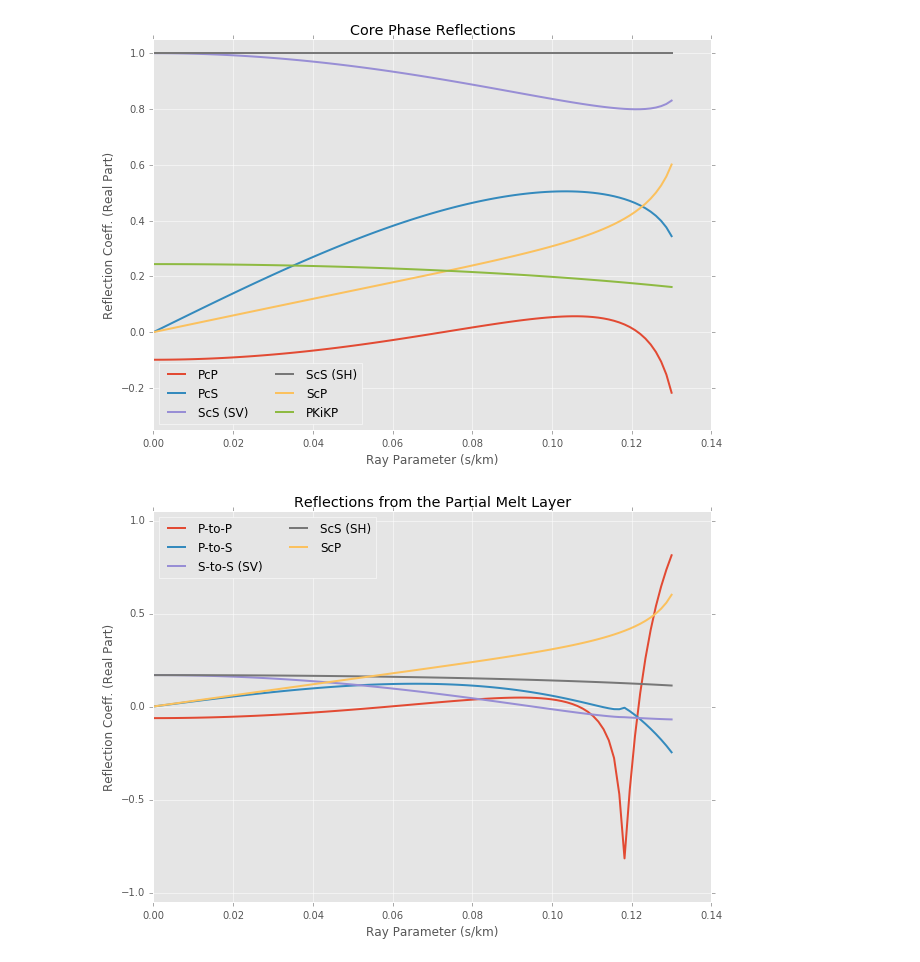
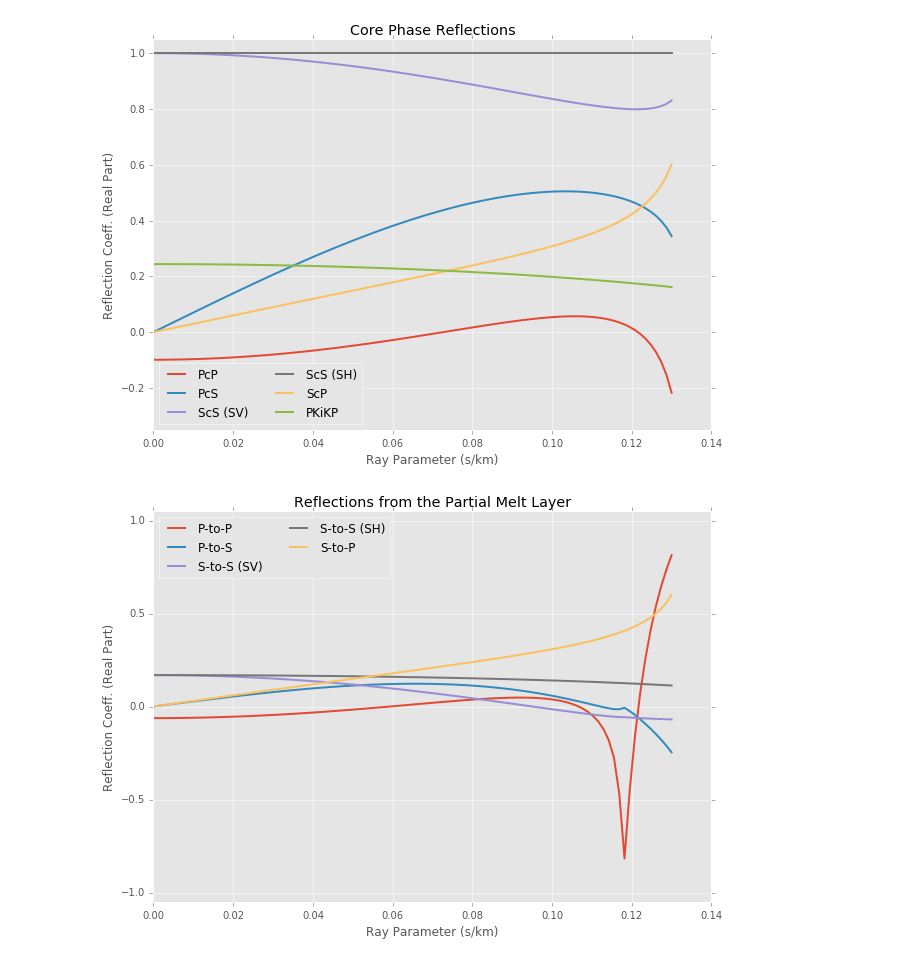
Before and after one commit to nmancinelli/moonbeam, a Jupyter notebook: Deep_Lunar_Reflections.ipynb, the cells around one changed output. Saved outputs shown, nothing was run; the diff lists cells and outputs as text; code cells hidden in the pictures.

```diff
--- a/Deep_Lunar_Reflections.ipynb
+++ b/Deep_Lunar_Reflections.ipynb
@@ -92,16 +93,16 @@ _ = plt.legend(loc='best',ncol=2)
 # %%
 plt.figure(1,(10,7))
 
 _ = plt.plot(hslows,rpcp_pml, label = 'P-to-P', lw = lw)
 _ = plt.plot(hslows,rpcs_pml, label = 'P-to-S', lw = lw)
 _ = plt.plot(hslows,rscs_pml, label = 'S-to-S (SV)', lw = lw)
-_ = plt.plot(hslows,rscs_pml_sh, label = 'ScS (SH)', lw = lw)
-_ = plt.plot(hslows,rscp, label = 'ScP', lw = lw)
+_ = plt.plot(hslows,rscs_pml_sh, label = 'S-to-S (SH)', lw = lw)
+_ = plt.plot(hslows,rscp, label = 'S-to-P', lw = lw)
 
 plt.title('Reflections from the Partial Melt Layer')
 plt.xlabel('Ray Parameter (s/km)'), plt.ylabel('Reflection Coeff. (Real Part)')
 plt.ylim(-1.05,1.05)
 
 _ = plt.legend(loc='best',ncol=2)
 # %% [output]
-[figure, old version]
+[figure, new version]
```
Also changed, not shown: parts of 2 cells of this notebook.
